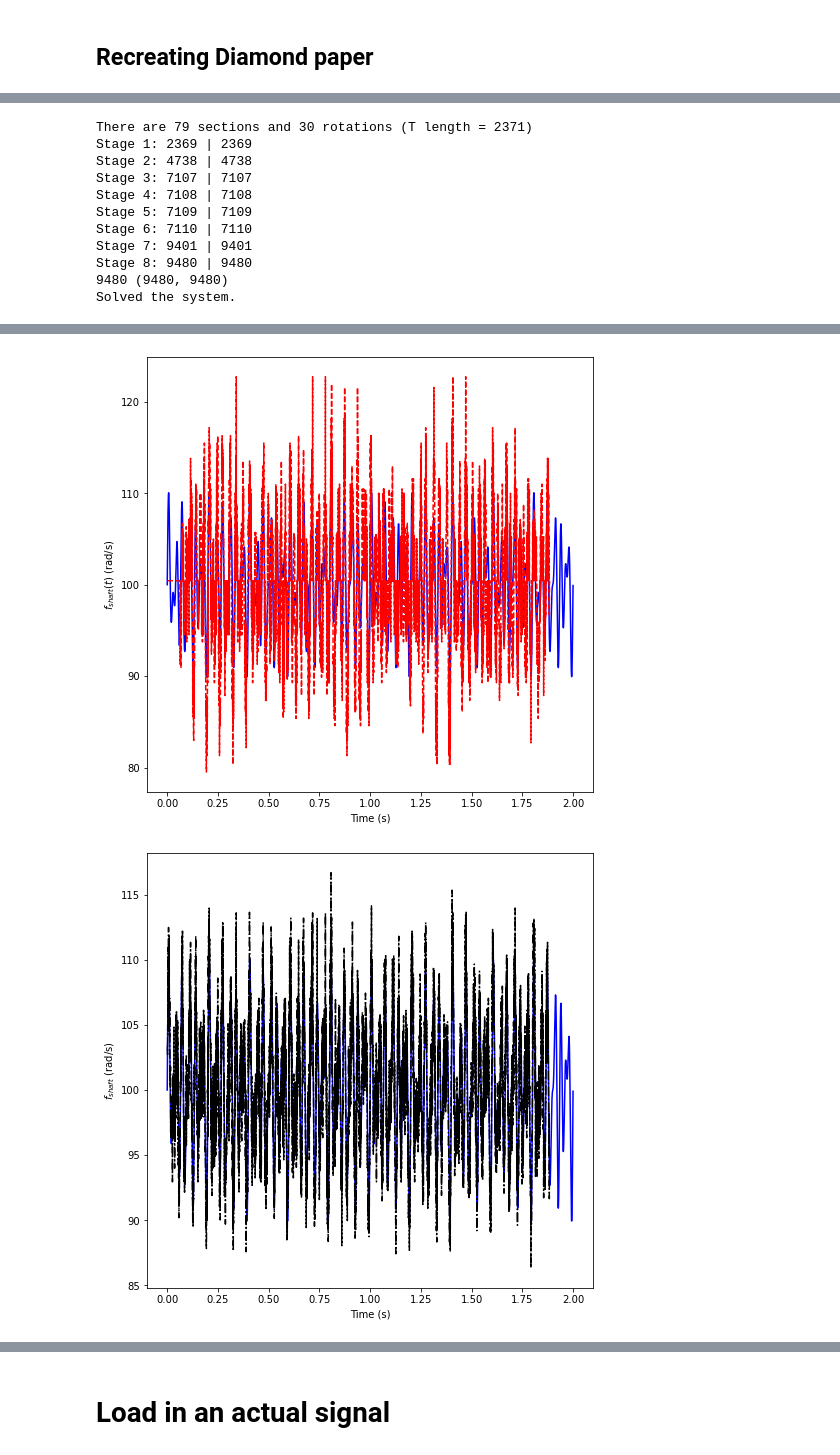
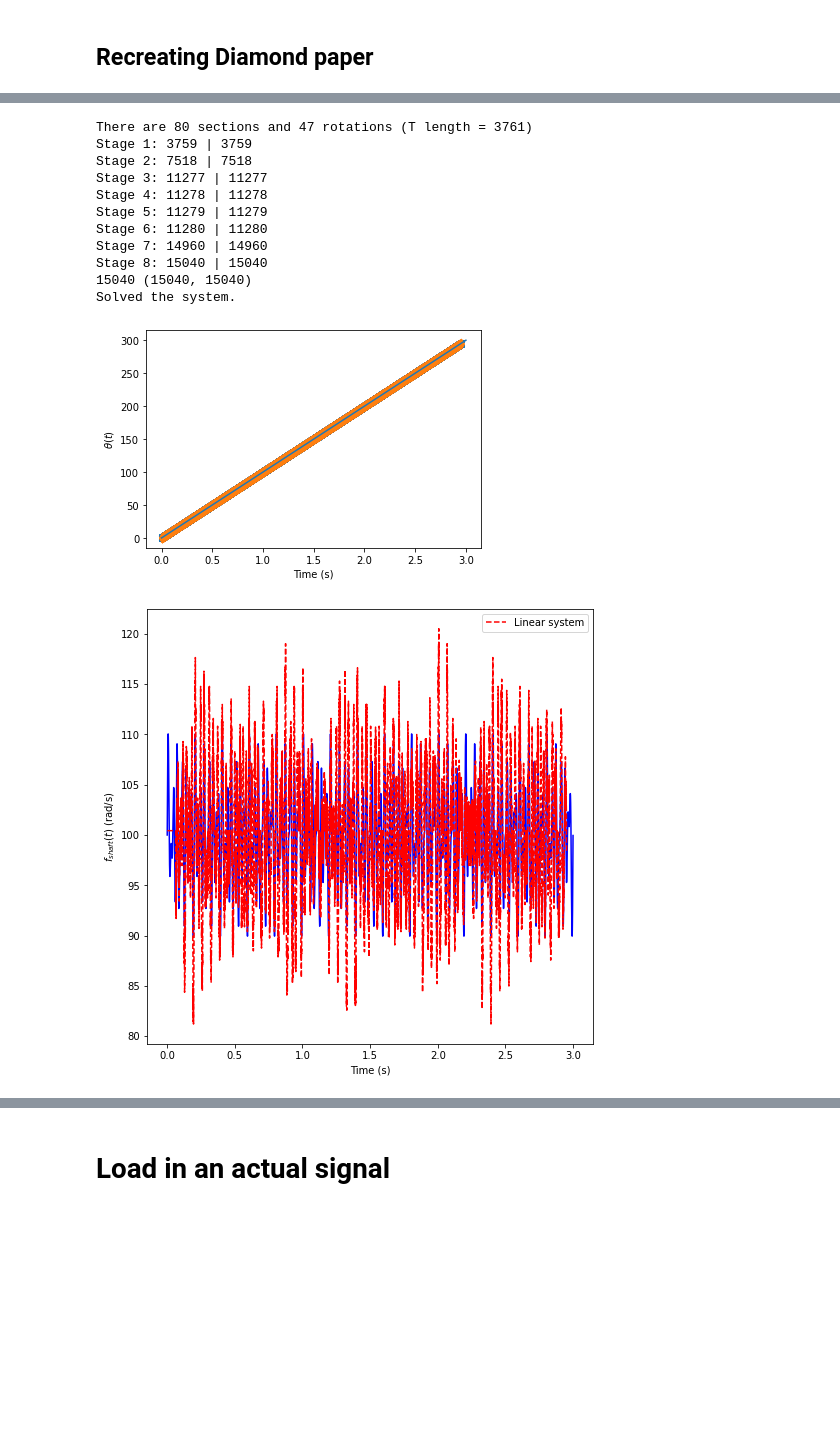
Before and after one commit to RyanBalshaw/MIL_780_assignments, a Jupyter notebook: Assignment 3/Code/Cubic_spline_speed_interpolation.ipynb, the cells around one changed output, grey strips where cells are left out. Saved outputs shown, nothing was run; the diff lists cells and outputs as text; code cells hidden in the pictures; blank space fills up the shorter version.

```diff
--- a/Assignment 3/Code/Cubic_spline_speed_interpolation.ipynb
+++ b/Assignment 3/Code/Cubic_spline_speed_interpolation.ipynb
@@ -231,7 +232,7 @@ Solved the system.
 # %% [markdown]
 ## Recreating Diamond paper
 # %%
-n_ppr = 79
+n_ppr = 80
 
 #Create the tacho pulses:
 check_pulse_points = 1
@@ -260,5 +261,6 @@ else:
     plt.ylabel(r"$\theta_n$")
     plt.xlabel("Section index")
     plt.show()
+
 theta_indices = np.cumsum(pulse_theta)
 # %% [output]
@@ -266,22 +268,23 @@ theta_indices = np.cumsum(pulse_theta)
 # %%
-tend = 2
-Fs = 25e3
+tend = 3
+Fs = 50e3
 t = np.arange(0, tend, 1/Fs)
 
-#actual_speed = 100 + 10 * t
+# actual_speed = 100 + 10 * t
 #actual_speed = 100 + 5 * np.sin(2 * np.pi * 30 * t)
 #actual_speed = 100 + 10 * t + 5 * np.sin(2 * np.pi * 30 * t)
 actual_speed = 100 + 5 * np.sin(2 * np.pi * 30 * t) + 4 * np.sin(2 * np.pi * 45 * t) + 2 * np.sin(2 * np.pi * 20 * t)
+# actual_speed = 100 + np.zeros_like(t)
 
 theta_shaft = cumtrapz(actual_speed, t, initial = 0)
-
 
 cnt_rot = 0
 cnt_index = 0
 tacho_indices = []
+
 for cnt_i, i in enumerate(theta_shaft):
 
-    if i - 2 * np.pi * cnt_rot > theta_indices[cnt_index]:
+    if i - 2 * np.pi * cnt_rot >= theta_indices[cnt_index]:
         cnt_index += 1
         tacho_indices.append(cnt_i)
 
@@ -292,11 +295,12 @@ for cnt_i, i in enumerate(theta_shaft):
 
 print(len(tacho_indices), cnt_rot, n_ppr * cnt_rot)
 #Scale down the indices
-cnt_rot -= 1
+#cnt_rot -= 1
 tacho_indices = tacho_indices[:n_ppr*cnt_rot + 1]
-print(len(tacho_indices))
+dt = np.diff(t[tacho_indices])
 
-accumulative_tile = np.array([])
+accumulative_tile = np.array([]) #Actual indices
+repeated_tile = np.tile(np.roll(pulse_theta, n_ppr - 1), cnt_rot) #Use the roll as the theta indices do not start at zero.
 
 for i in range(cnt_rot):
     accumulative_tile = np.concatenate((accumulative_tile, 2 * np.pi * i + theta_indices))
@@ -311,8 +315,14 @@ plt.legend()
 plt.show()
 
 plt.figure()
-plt.plot(t, actual_speed, color = "b")
-#plt.plot(t[tacho_indices][:-1], (2 * np.pi / n_ppr) / np.diff(t[tacho_indices]), label = "constant size estimate")
+plt.plot(t, actual_speed, color = "b", label = "actual speed")
+plt.ylabel(r"$f_{shaft}(t)$ (rad/s)")
+plt.xlabel("Time (s)")
+plt.legend()
+plt.show()
+
+plt.figure()
+plt.plot(t[tacho_indices][:-1], repeated_tile / dt, label = "actual speed estimate")
 plt.ylabel(r"$f_{shaft}(t)$ (rad/s)")
 plt.xlabel("Time (s)")
 plt.legend()
@@ -326,16 +336,15 @@ plt.xlabel("Time (s)")
 plt.legend()
 plt.show()
 
-
 implemented_theta = solvable_system(t[tacho_indices], n_sections = n_ppr, n_revolutions = cnt_rot)
 
-implemented_speed = implemented_theta / np.diff(t[tacho_indices])
+implemented_speed = implemented_theta / dt
 
 
 plt.figure()
 plt.plot(t, theta_shaft)
-plt.scatter(t[tacho_indices], theta_shaft[tacho_indices], marker = "x")
-plt.scatter(t[tacho_indices], np.cumsum(np.concatenate((np.array([0]), implemented_theta))), marker = "d")
+plt.scatter(t[tacho_indices], theta_shaft[tacho_indices], marker = "x", label = "actual indices")
+plt.scatter(t[tacho_indices][:-1], np.cumsum(implemented_theta), marker = "d", label = "accumulated uniquely solvable indices")
 plt.ylabel(r"$\theta(t)$")
 plt.xlabel("Time (s)")
 plt.show()
@@ -345,7 +354,7 @@ plt.plot(t, actual_speed, color = "b")
 plt.plot(t[tacho_indices][:-1], implemented_speed, "r--", label = "Linear system")
 plt.ylabel(r"$f_{shaft}(t)$ (rad/s)")
 plt.xlabel("Time (s)")
-#plt.axis('equal')
+plt.legend()
 plt.show()
 
 #BGC:
@@ -355,14 +364,15 @@ with warnings.catch_warnings():
     spacing = BGC.PerformBayesianGeometryCompensation(t[tacho_indices], n_ppr, cnt_rot, )
 
 spacing_extended = np.tile(spacing, cnt_rot)
-BGC_speed = spacing_extended / np.diff(t[tacho_indices])
+BGC_speed = spacing_extended / dt
 plt.figure(figsize = (8, 8))
 plt.plot(t, actual_speed, color = "b")
 #plt.plot(t[tacho_indices][:-1], implemented_speed / (2 * np.pi), "r--", label = "Solved system")
+plt.plot(t[tacho_indices][:-1], implemented_speed, "r--", label = "Linear system")
 plt.plot(t[tacho_indices][:-1], BGC_speed, "k-.", label = "Solved system")
 plt.ylabel(r"$f_{shaft}$ (rad/s)")
 plt.xlabel("Time (s)")
-#plt.axis('equal')
+plt.legend()
 plt.show()
 
 plt.figure(figsize = (8, 8))
@@ -386,11 +393,0 @@ No artists with labels found to put in legend.  Note that artists whose label st
-There are 79 sections and 30 rotations (T length = 2371)
-Stage 1: 2369 | 2369
-Stage 2: 4738 | 4738
-Stage 3: 7107 | 7107
-Stage 4: 7108 | 7108
-Stage 5: 7109 | 7109
-Stage 6: 7110 | 7110
-Stage 7: 9401 | 9401
-Stage 8: 9480 | 9480
-9480 (9480, 9480)
-Solved the system.
@@ -398,2 +395,13 @@ Solved the system.
+There are 80 sections and 47 rotations (T length = 3761)
+Stage 1: 3759 | 3759
+Stage 2: 7518 | 7518
+Stage 3: 11277 | 11277
+Stage 4: 11278 | 11278
+Stage 5: 11279 | 11279
+Stage 6: 11280 | 11280
+Stage 7: 14960 | 14960
+Stage 8: 15040 | 15040
+15040 (15040, 15040)
+Solved the system.
-[figure, old version]
+[figure, new version]
-[figure, old version]
+[figure, new version]
```
Also changed, not shown: parts of 3 cells of this notebook, 14 other files.
